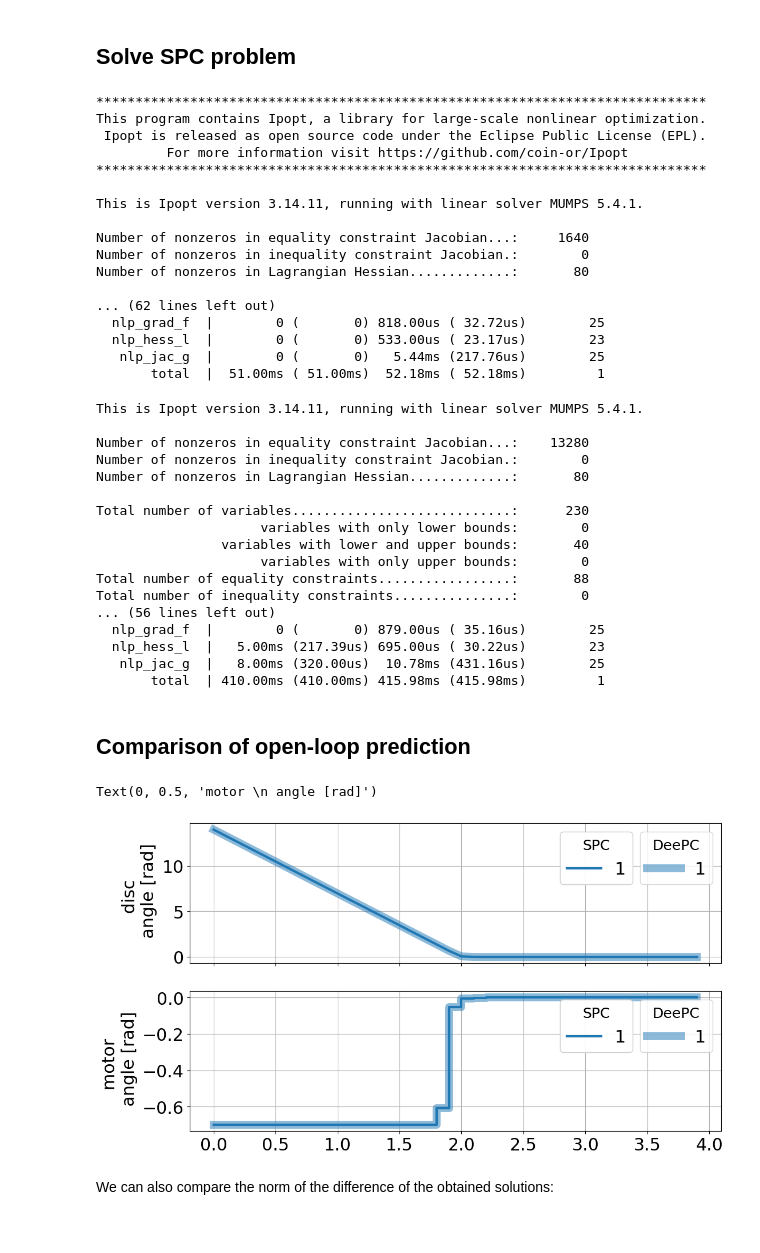
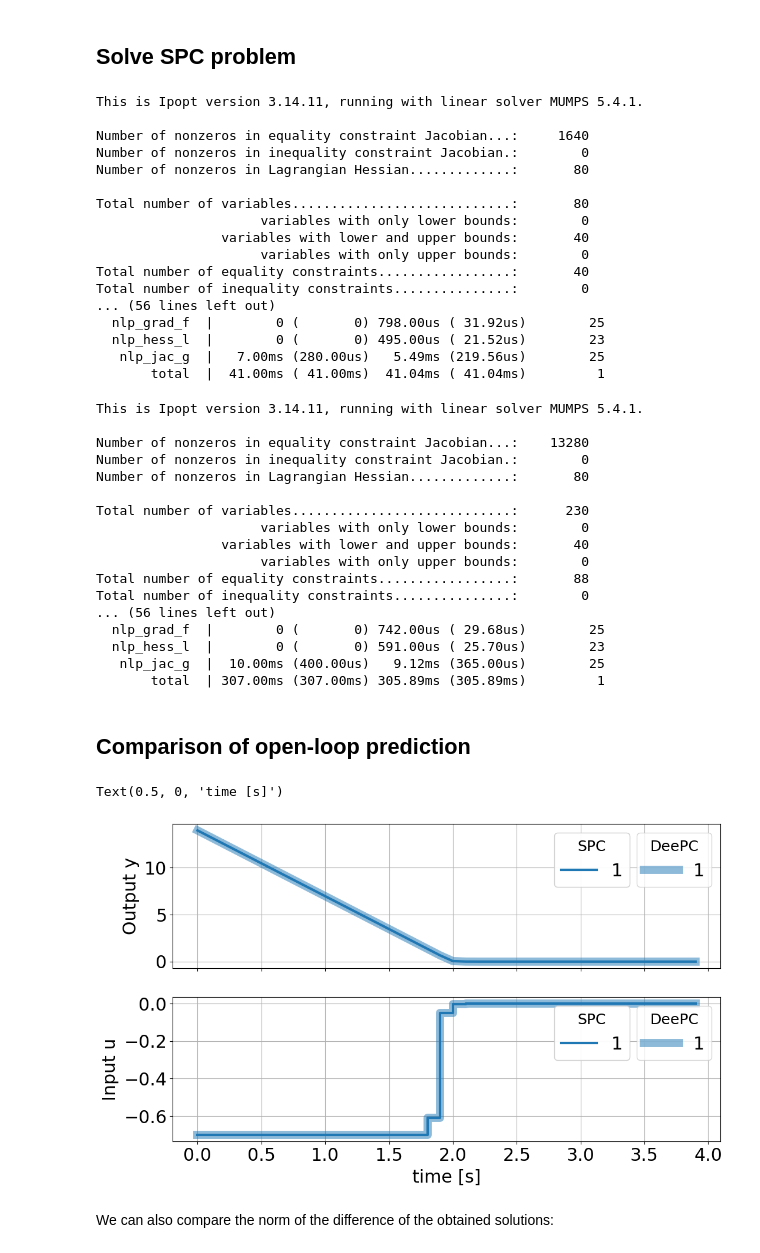
Before and after one commit to kogedi/ModelPredictiveControl, a Jupyter notebook: Assignments/Paper_Discussion/DeePC_Perspective-main/ECC2021/res_01_woNoise.ipynb, the cells around one changed output. Saved outputs shown, nothing was run; the diff lists cells and outputs as text; code cells hidden in the pictures.

```diff
--- a/Assignments/Paper_Discussion/DeePC_Perspective-main/ECC2021/res_01_woNoise.ipynb
+++ b/Assignments/Paper_Discussion/DeePC_Perspective-main/ECC2021/res_01_woNoise.ipynb
@@ -183,12 +187,17 @@ Y_Tini, Y_N = np.split(Y_L, [n_y*T_ini],axis=0)
 # %% [markdown]
 Here are some of the sampled trajectories:
 # %%
-n_traj = 8
+n_traj = 6
 n_rows = 2
 
 fig, ax = plt.subplots(2, n_traj//n_rows, figsize=(12,6), sharex=True, sharey=True)
-
+#ax.title("Trajectory parts")
 for k in range(n_traj):
     i,j = k % n_rows, k//n_rows
     ax[i,j].plot(Y_L[:,k].reshape(-1,n_y))
+    ax[i,j].set_title(k)
+
+ax[1,0].set_ylabel('Output y')
+ax[1,0].set_xlabel("time [s]")
+#plt.set_ylabel('Output y')
 # %% [output]
@@ -439,23 +449,23 @@ opt_x_num_spc.master = r['x']
 u_N_spc = horzcat(*opt_x_num_spc['u_N']).full().T
 y_N_spc = horzcat(*opt_x_num_spc['y_N']).full().T
 # %% [output]
-******************************************************************************
-This program contains Ipopt, a library for large-scale nonlinear optimization.
- Ipopt is released as open source code under the Eclipse Public License (EPL).
-         For more information visit https://github.com/coin-or/Ipopt
-******************************************************************************
-
 This is Ipopt version 3.14.11, running with linear solver MUMPS 5.4.1.
 
 Number of nonzeros in equality constraint Jacobian...:     1640
 Number of nonzeros in inequality constraint Jacobian.:        0
 Number of nonzeros in Lagrangian Hessian.............:       80
 
-... (62 lines left out)
-  nlp_grad_f  |        0 (       0) 818.00us ( 32.72us)        25
-  nlp_hess_l  |        0 (       0) 533.00us ( 23.17us)        23
-   nlp_jac_g  |        0 (       0)   5.44ms (217.76us)        25
-       total  |  51.00ms ( 51.00ms)  52.18ms ( 52.18ms)         1
+Total number of variables............................:       80
+                     variables with only lower bounds:        0
+                variables with lower and upper bounds:       40
+                     variables with only upper bounds:        0
+Total number of equality constraints.................:       40
+Total number of inequality constraints...............:        0
+... (56 lines left out)
+  nlp_grad_f  |        0 (       0) 798.00us ( 31.92us)        25
+  nlp_hess_l  |        0 (       0) 495.00us ( 21.52us)        23
+   nlp_jac_g  |   7.00ms (280.00us)   5.49ms (219.56us)        25
+       total  |  41.00ms ( 41.00ms)  41.04ms ( 41.04ms)         1
 # %%
 r = S_dpc(p=opt_p_num_dpc, lbg=0, ubg=0, lbx=lbx_dpc, ubx=ubx_dpc)
 # Extract solution
@@ -476,36 +486,37 @@ Total number of variables............................:      230
 Total number of equality constraints.................:       88
 Total number of inequality constraints...............:        0
 ... (56 lines left out)
-  nlp_grad_f  |        0 (       0) 879.00us ( 35.16us)        25
-  nlp_hess_l  |   5.00ms (217.39us) 695.00us ( 30.22us)        23
-   nlp_jac_g  |   8.00ms (320.00us)  10.78ms (431.16us)        25
-       total  | 410.00ms (410.00ms) 415.98ms (415.98ms)         1
+  nlp_grad_f  |        0 (       0) 742.00us ( 29.68us)        25
+  nlp_hess_l  |        0 (       0) 591.00us ( 25.70us)        23
+   nlp_jac_g  |  10.00ms (400.00us)   9.12ms (365.00us)        25
+       total  | 307.00ms (307.00ms) 305.89ms (305.89ms)         1
 # %% [markdown]
 ## Comparison of open-loop prediction
 # %%
 fig, ax = plt.subplots(2,1, figsize=(12,7), sharex=True)
 
 t = np.arange(N)*0.1
 y_dpc_lines = ax[0].plot(t,y_N_dpc, linewidth=10, alpha=.5)
 ax[0].set_prop_cycle(None)
 y_msm_lines = ax[0].plot(t,y_N_spc)
 u_dpc_lines = ax[1].step(t,u_N_dpc,linewidth=10, alpha=.5)
 ax[1].set_prop_cycle(None)
 u_msm_lines = ax[1].step(t,u_N_spc)
 
 plt.sca(ax[0])
 ax[0].add_artist(plt.legend(y_dpc_lines,'123', title ='DeePC', loc=1))
 ax[0].add_artist(plt.legend(y_msm_lines, '123', title='SPC', loc=1, bbox_to_anchor=(0.85, 1)))
-ax[0].set_ylabel('disc \n angle [rad]')
+ax[0].set_ylabel('Output y')
 
 
 plt.sca(ax[1])
 ax[1].add_artist(plt.legend(u_dpc_lines,'12', title ='DeePC', loc=1))
 ax[1].add_artist(plt.legend(u_msm_lines, '12', title='SPC', loc=1, bbox_to_anchor=(0.85, 1)))
-ax[1].set_ylabel('motor \n angle [rad]')
+ax[1].set_ylabel('Input u')
+ax[1].set_xlabel('time [s]')
 # %% [output]
-Text(0, 0.5, 'motor \n angle [rad]')
+Text(0.5, 0, 'time [s]')
-[figure, old version]
+[figure, new version]
 # %% [markdown]
 We can also compare the norm of the difference of the obtained solutions:
 # %%
```
Also changed, not shown: parts of 5 cells of this notebook, 3 other files.
